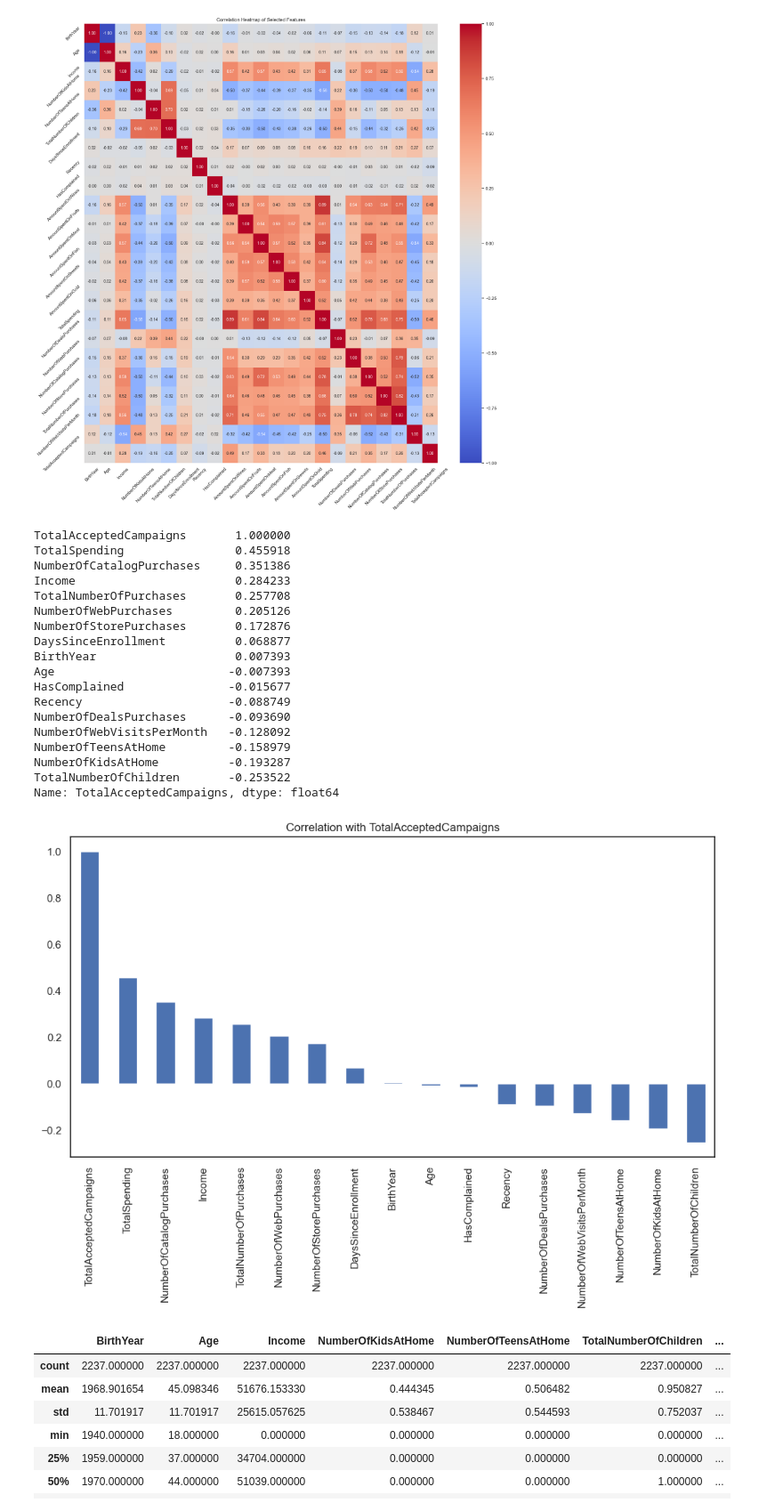
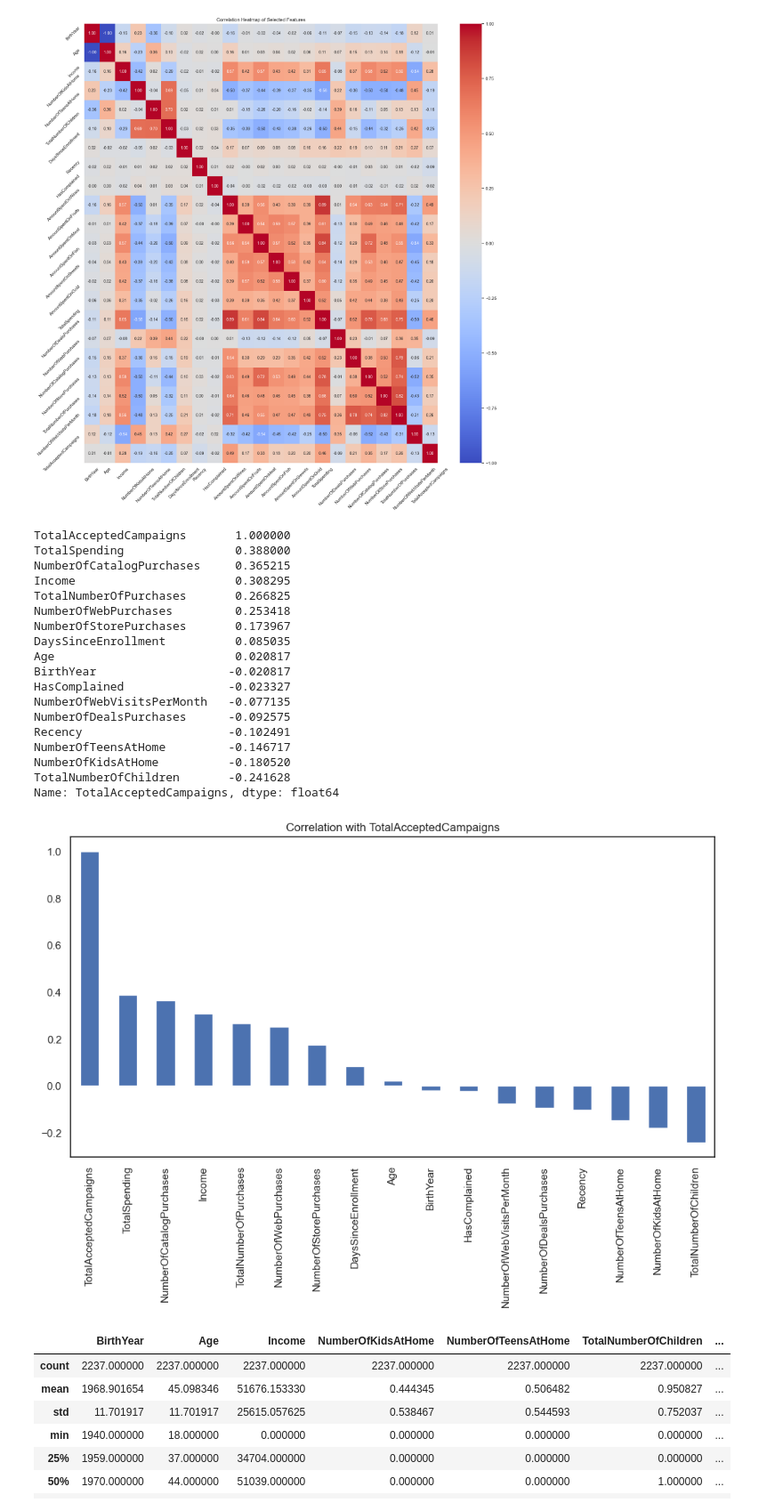
Before and after one commit to OmarEmad313/Data-Analysis-Projects, a Jupyter notebook: Customer personality analysis/customer personality analysis.ipynb, the cells around one changed output. Shown at 89% size. Saved outputs shown, nothing was run; the diff lists cells and outputs as text; code cells hidden in the pictures.

```diff
--- a/Customer personality analysis/customer personality analysis.ipynb
+++ b/Customer personality analysis/customer personality analysis.ipynb
@@ -365,39 +365,39 @@ plt.show()
 # %%
 # Correlation with TotalAcceptedCampaigns while ignoring the AcceptedCampaigns features
 ## THIS IS A BIG MISTAKE BECAUSE THE ACCEPTEDCAMPAIGNS FEATURES ARE CATAGORICAL FEATURE
 ## AND NOT NUMERICAL TO BE CALCULATED WITH CORRELATION
-campaign_corr = df.corr()['TotalAcceptedCampaigns'].sort_values(ascending=False)
+campaign_corr = df.corr(method='spearman')['TotalAcceptedCampaigns'].sort_values(ascending=False)
 # Drop certain features
 features_to_ignore = ['AcceptedCampaign1', 'AcceptedCampaign2', 'AcceptedCampaign3',
                       'AcceptedCampaign4', 'AcceptedCampaign5', 'AcceptedLastCampaign',
                       'AmountSpentOnWines', 'AmountSpentOnFruits', 'AmountSpentOnMeat',
                       'AmountSpentOnFish', 'AmountSpentOnSweets', 'AmountSpentOnGold']
 campaign_corr = campaign_corr.drop(features_to_ignore)
 print(campaign_corr)
 #preview the campaign_corr in a bar plot
 campaign_corr.plot(kind='bar', figsize=(12, 6))
 plt.title('Correlation with TotalAcceptedCampaigns')
 plt.show()
 # %% [output]
 TotalAcceptedCampaigns       1.000000
-TotalSpending                0.455918
-NumberOfCatalogPurchases     0.351386
-Income                       0.284233
-TotalNumberOfPurchases       0.257708
-NumberOfWebPurchases         0.205126
-NumberOfStorePurchases       0.172876
-DaysSinceEnrollment          0.068877
-BirthYear                    0.007393
-Age                         -0.007393
-HasComplained               -0.015677
-Recency                     -0.088749
-NumberOfDealsPurchases      -0.093690
-NumberOfWebVisitsPerMonth   -0.128092
-NumberOfTeensAtHome         -0.158979
-NumberOfKidsAtHome          -0.193287
-TotalNumberOfChildren       -0.253522
+TotalSpending                0.388000
+NumberOfCatalogPurchases     0.365215
+Income                       0.308295
+TotalNumberOfPurchases       0.266825
+NumberOfWebPurchases         0.253418
+NumberOfStorePurchases       0.173967
+DaysSinceEnrollment          0.085035
+Age                          0.020817
+BirthYear                   -0.020817
+HasComplained               -0.023327
+NumberOfWebVisitsPerMonth   -0.077135
+NumberOfDealsPurchases      -0.092575
+Recency                     -0.102491
+NumberOfTeensAtHome         -0.146717
+NumberOfKidsAtHome          -0.180520
+TotalNumberOfChildren       -0.241628
 Name: TotalAcceptedCampaigns, dtype: float64
-[figure, old version]
+[figure, new version]
 # %%
 df.describe()
 # %% [output]
```
Also changed, not shown: parts of 11 cells of this notebook.
